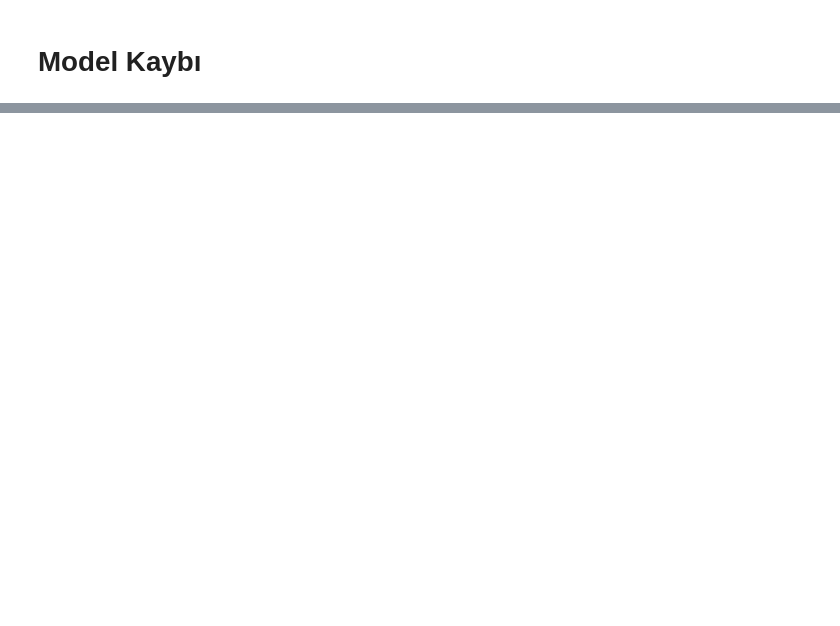
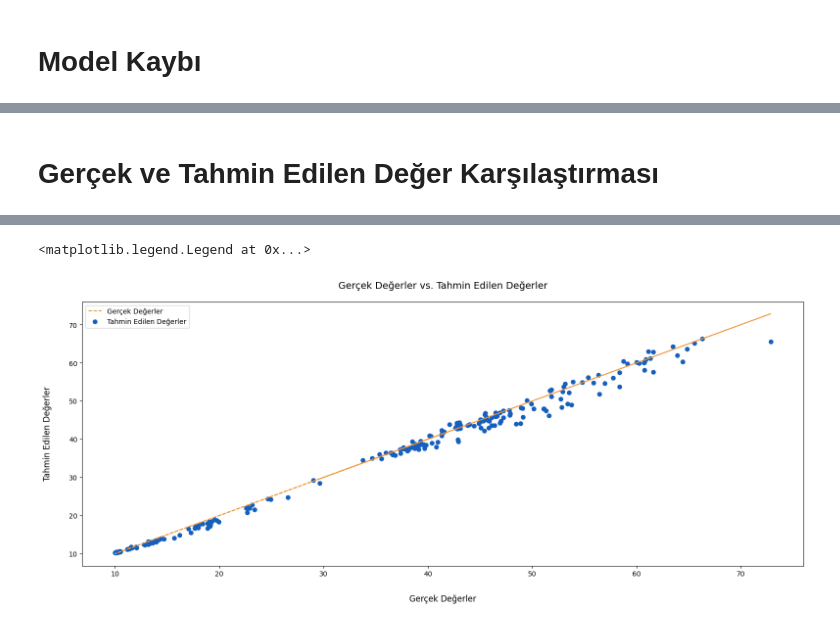
Before and after one commit to Efe-Eroglu/Hisse_Fiyat_Tahmini, a Jupyter notebook: Hisse_Fiyat_Tahmin.ipynb, the cells around one changed output, grey strips where cells are left out. Cells and saved outputs as stored; diff of their text form; code cells hidden in the pictures; blank space fills up the shorter version.

Commit message:
Gerçek vs Tahmin Edilen Değer Görselleştirmesi

```diff
--- a/Hisse_Fiyat_Tahmin.ipynb
+++ b/Hisse_Fiyat_Tahmin.ipynb
@@ -497,0 +483,12 @@ plt.legend()
+# %% [markdown]
+# Gerçek ve Tahmin Edilen Değer Karşılaştırması
+# %%
+plt.figure(figsize=(19, 7))
+tahminDizisi = model.predict(X_test_reshaped)
+plt.plot(y_test, y_test, color="#f09432", linestyle="--", lw=1.4, label='Gerçek Değerler')
+plt.scatter(y_test, tahminDizisi, color="#155fbf", label='Tahmin Edilen Değerler')
+plt.xlabel('Gerçek Değerler',labelpad=25, fontsize=12)
+plt.ylabel('Tahmin Edilen Değerler',labelpad=25, fontsize=12)
+plt.title('Gerçek Değerler vs. Tahmin Edilen Değerler', pad =20, fontsize=14)
+plt.legend()
+# %% [output]
@@ -497,0 +496,2 @@ plt.legend()
+<matplotlib.legend.Legend at 0x...>
+[figure, added]
```
Also changed, not shown: parts of 3 cells of this notebook.
